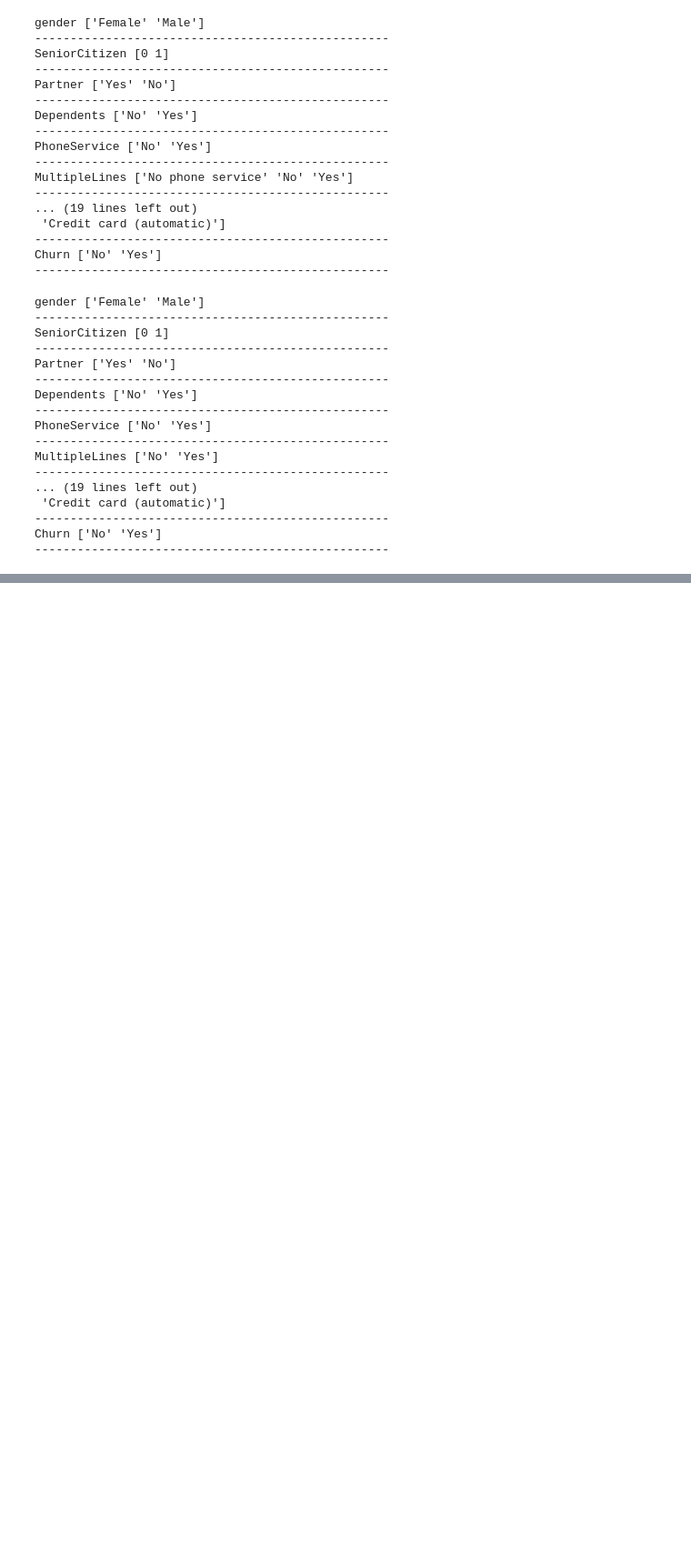
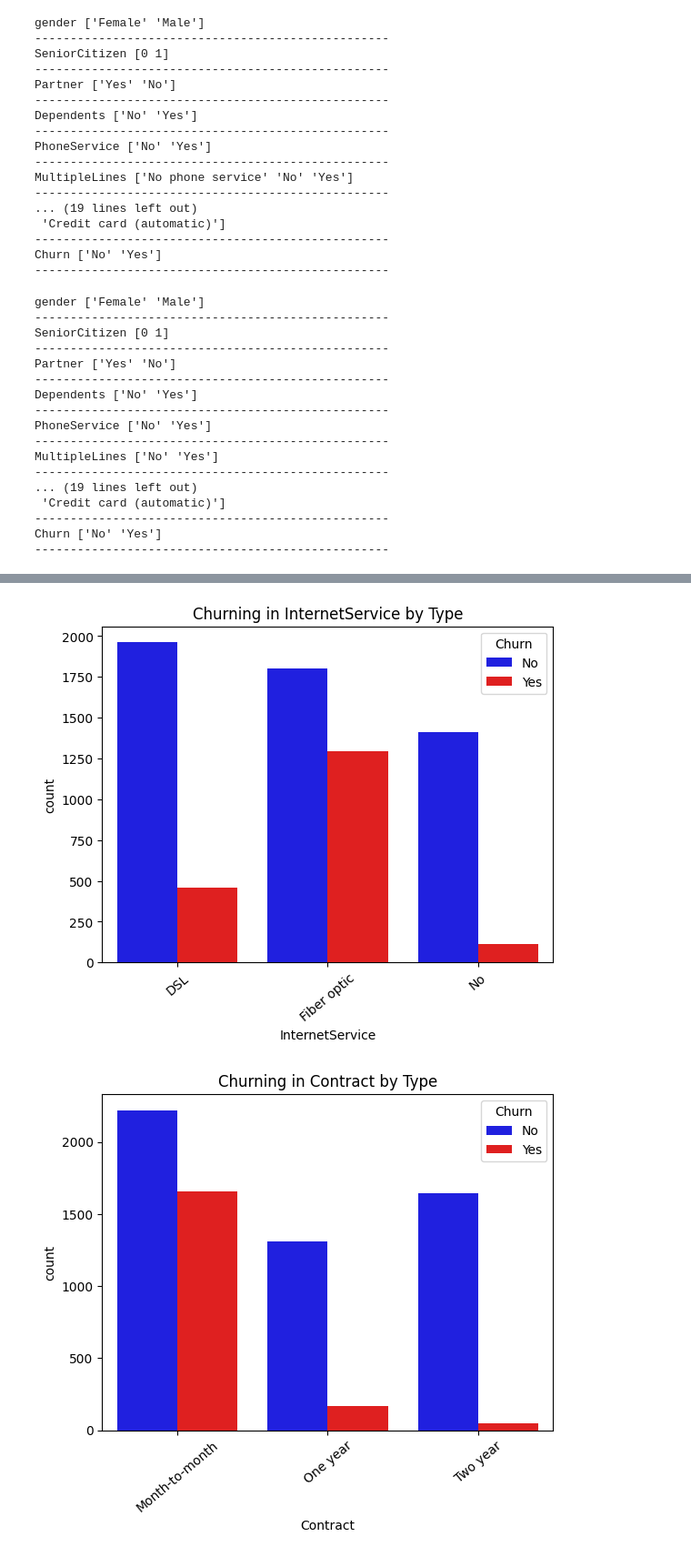
Before and after one commit to Jsamlu/Rise_4.0, a Jupyter notebook: DS/CustomerBehaviourAnalysis/CustomerBehaviourAnalysis.ipynb, the cells around one changed output, grey strips where cells are left out. Shown at 91% size. Cells and saved outputs as stored; diff of their text form; code cells hidden in the pictures; blank space fills up the shorter version.

```diff
--- a/DS/CustomerBehaviourAnalysis/CustomerBehaviourAnalysis.ipynb
+++ b/DS/CustomerBehaviourAnalysis/CustomerBehaviourAnalysis.ipynb
@@ -207,0 +241,30 @@ df.head()
+# %%
+
+# Performing EDA on categorical fields with respect to Churn
+categ_cols = ['InternetService','Contract','PaymentMethod']
+# df.info()
+for i in categ_cols:
+    plt.Figure(figsize=(10,10))
+    sns.countplot(x=i, hue='Churn', data=df, palette=['blue', 'red'])
+    plt.title(f"Churning in {i} by Type")
+    plt.xticks(rotation=40)
+    plt.show()
+
+
+
+# InternetService
+
+# large numbers of customer have churned of fiber optic category and less which do not have internet service
+# around 250 to 500 customers have churned in DSL category less than fiber optic and greater than NO serrvice
+
+#Cantract type
+
+# large number of Customers around 1500 to 2000 have churned in month to month category
+# lesser in 1 year category ranging upto 500 and least in 2 year
+
+# Payment method
+
+#large number of customers have churnned in range of 10000 to 12000 in Eletronic Check category and rest categories have churning little over 200 and less than 300
+# %% [output]
+[figure, added]
+[figure, added]
```
Also changed, not shown: parts of 30 cells of this notebook.
